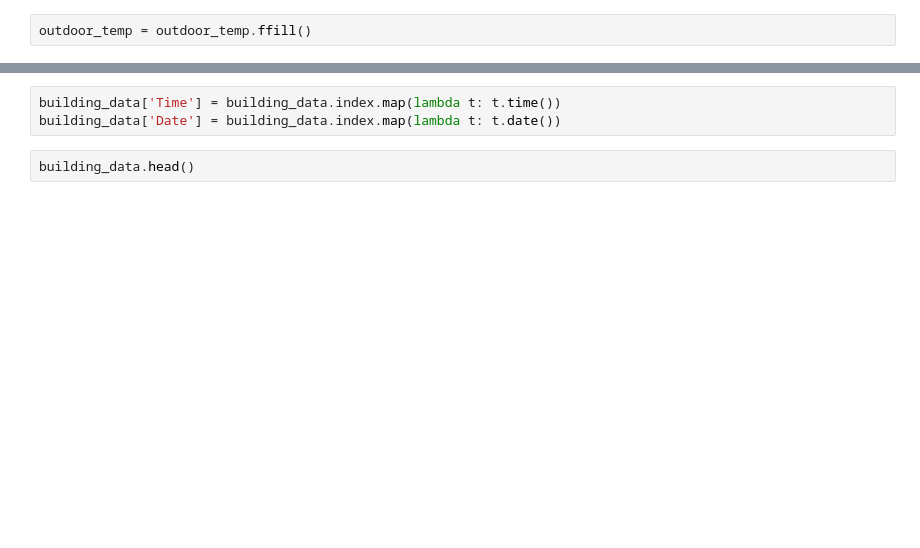
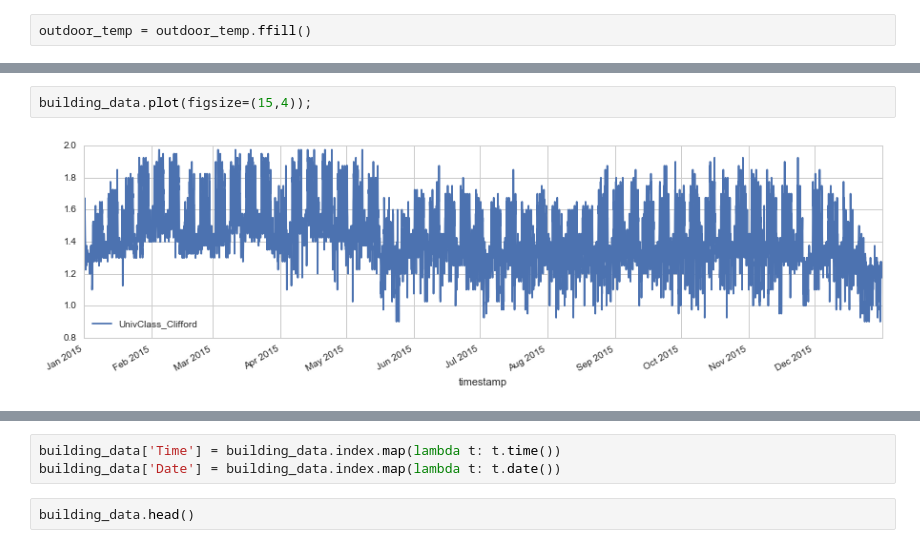
Before and after one commit to buds-lab/the-building-data-genome-project, a Jupyter notebook: notebooks/09_VISDOM Feature Creation.ipynb, the cells around one changed output, grey strips where cells are left out. Drawn from its saved outputs; the diff is of its cells as text; blank space fills up the shorter version.

```diff
--- a/notebooks/09_VISDOM Feature Creation.ipynb
+++ b/notebooks/09_VISDOM Feature Creation.ipynb
@@ -136,3 +81,7 @@ building_data.head()
+# %%
+building_data.plot(figsize=(15,4));
+# %% [output]
+[figure, added]
 # %%
 outdoor_temp.info()
 # %% [output]
```
Also changed, not shown: parts of 84 cells of this notebook, 3 other files.
